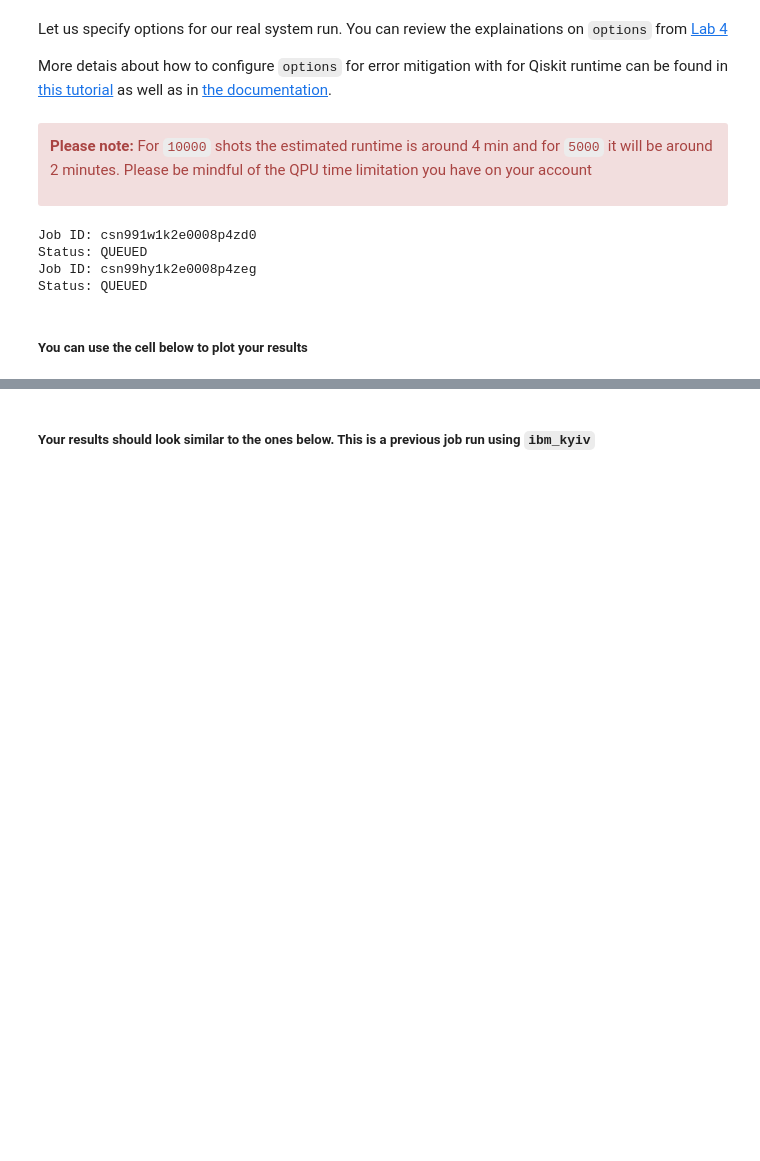
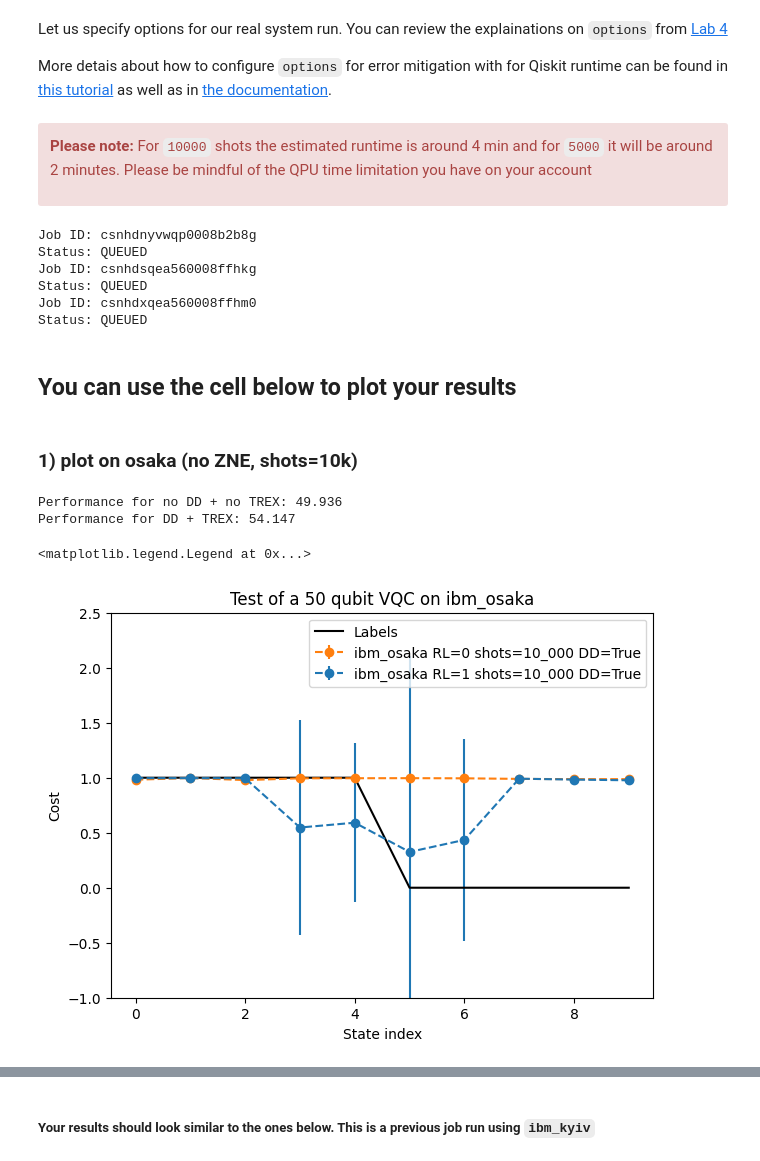
Before and after one commit to GuillermoAbadLopez/ibm-quantum-challenge-2024, a Jupyter notebook: content/lab_bonus/lab-bonus.ipynb, the cells around one changed output, grey strips where cells are left out. Saved outputs shown, nothing was run; the diff lists cells and outputs as text; code cells hidden in the pictures; blank space fills up the shorter version.

Commit message:
Add all executions retrieve!

```diff
--- a/content/lab_bonus/lab-bonus.ipynb
+++ b/content/lab_bonus/lab-bonus.ipynb
@@ -808,7 +738,18 @@ num_qubits = 50
 obs = SparsePauliOp("Z"*num_qubits)
 opt_params = generalize_optimal_params(num_qubits, generate_ansatz(num_qubits), source_list)
 
-for resilience in [0,1]:
+for resilience in [0,1]: # 0: no resilience, 1: with resilience
+
+    DD = True
+    options = EstimatorOptions(default_shots = 5_000,
+                            optimization_level=0,
+                            resilience_level=resilience)
+    options.dynamical_decoupling.enable = DD
+    options.dynamical_decoupling.sequence_type = 'XpXm'
+
+    job_id = test_shallow_VQC_QPU(num_qubits, list_labels, obs, opt_params, options, backend)
+
+for resilience in [1]: # For ZNE mitigation
 
     DD = True
     options = EstimatorOptions(default_shots = 10_000,
@@ -819,14 +760,44 @@ for resilience in [0,1]:
 
     # OPTIONAL
     options.resilience.zne_mitigation = True
-    options.resilience.zne.noise_factors = (1, 1.2, 1.5)
+    options.resilience.zne.noise_factors = (1, 1.2, 1.4)
     options.resilience.zne.extrapolator = ('exponential', 'linear', 'polynomial_degree_2') #order matters
 
     job_id = test_shallow_VQC_QPU(num_qubits, list_labels, obs, opt_params, options, backend)
 # %% [output]
-Job ID: csn991w1k2e0008p4zd0
+Job ID: csnhdnyvwqp0008b2b8g
 Status: QUEUED
-Job ID: csn99hy1k2e0008p4zeg
+Job ID: csnhdsqea560008ffhkg
 Status: QUEUED
+Job ID: csnhdxqea560008ffhm0
+Status: QUEUED
 # %% [markdown]
-##### You can use the cell below to plot your results
+## You can use the cell below to plot your results
+# %% [markdown]
+### 1) plot on osaka (no ZNE, shots=10k)
+# %%
+results_test_0_DD, errors_test_0_DD = retrieve_job('csn955cvwqp0008b1gh0')
+results_test_1_DD, errors_test_1_DD = retrieve_job('csn95m61k2e0008p4z70')
+
+fig, ax = plt.subplots(1, 1, figsize=(7,5))
+ax.set_title(f'Test of a {num_qubits} qubit VQC on {backend.name}')
+ax.set_ylabel('Cost')
+ax.set_xlabel('State index')
+
+plt.ylim((-1.0,2.5))
+
+print(f"Performance for no DD + no TREX: {compute_performance(results_test_0_DD, list_labels):.3f}")
+print(f"Performance for DD + TREX: {compute_performance(results_test_1_DD, list_labels):.3f}")
+
+ax.errorbar(range(10), results_test_0_DD, fmt='--o', yerr=errors_test_0_DD, color='tab:orange', label=f'{backend.name} RL=0 shots=10_000 DD={options.dynamical_decoupling.enable}')
+ax.errorbar(range(10), results_test_1_DD, fmt='--o',  yerr=errors_test_1_DD, color='tab:blue', label=f'{backend.name} RL=1 shots=10_000 DD={options.dynamical_decoupling.enable}')
+
+ax.plot(list_labels, 'k-', label='Labels')
+
+
+ax.legend()
+# %% [output]
+Performance for no DD + no TREX: 49.936
+Performance for DD + TREX: 54.147
+<matplotlib.legend.Legend at 0x...>
+[figure, added]
```
Also changed, not shown: parts of 19 cells of this notebook.
